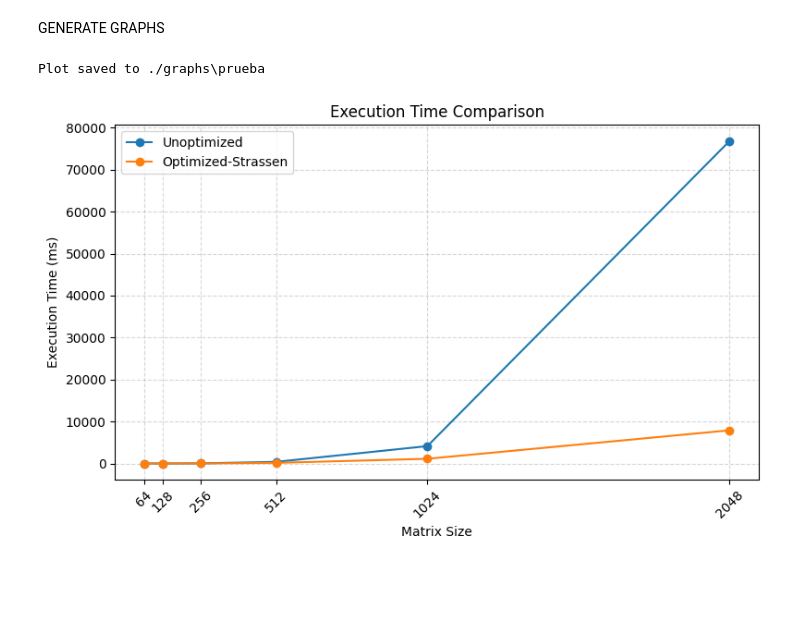
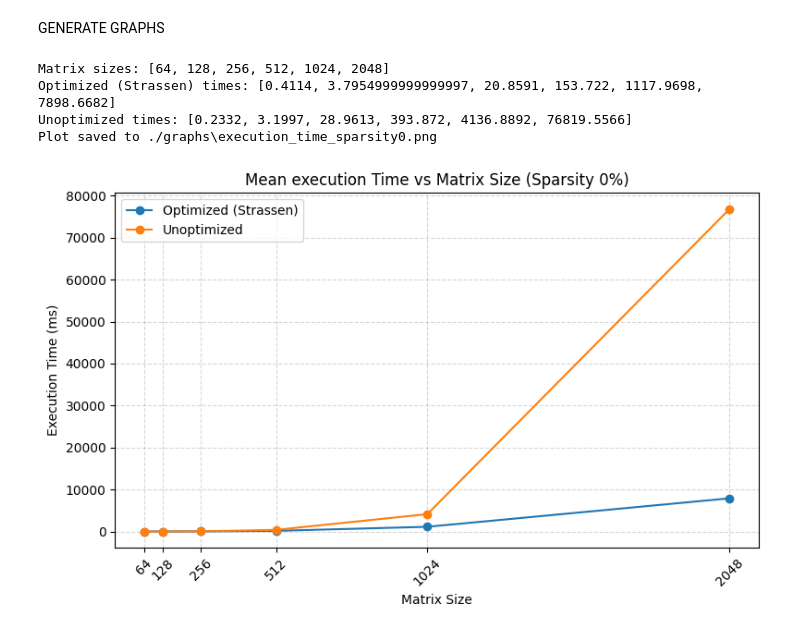
Before and after one commit to KaarloCaballero/Big_data-Task_2, a Jupyter notebook: process_data.ipynb, the cells around one changed output. Saved outputs shown, nothing was run; the diff lists cells and outputs as text; code cells hidden in the pictures; blank space fills up the shorter version.

Commit message:
Graph generation code done

```diff
--- a/process_data.ipynb
+++ b/process_data.ipynb
@@ -154,15 +154,31 @@ sparsity = [0, 50, 75, 90, 95]
-# %%
-x_values = [64, 128, 256, 512, 1024, 2048]
-
-# Each inner list is a line
-y_values = [
-    [0.2332, 3.1997, 28.9613, 393.872, 4136.8892, 76819.5566],  # unoptimized execution time mean
-    [0.4114, 3.7955, 20.8591, 153.722, 1117.9698, 7898.6682]   # optimized-strassen execution time mean
-]
-
-labels = ['Unoptimized', 'Optimized-Strassen']
-
-plot_lines(sizes, y_values, "prueba", labels, 'Execution Time Comparison', 'Matrix Size', 'Execution Time (ms)')
-# %% [output]
-Plot saved to ./graphs\prueba
-[figure, removed]
+# %%
+# Filter for sparsity 0
+df_sparsity0 = agg_df[agg_df['sparse_level_percent'] == 0]
+
+# Sort by matrix size to ensure correct order
+df_sparsity0 = df_sparsity0.sort_values('matrix_size')
+
+# Extract execution times
+optimized_times = df_sparsity0[df_sparsity0['implementation'] == 'optimized-strassen']['execution_time_ms_mean'].tolist()
+unoptimized_times = df_sparsity0[df_sparsity0['implementation'] == 'unoptimized']['execution_time_ms_mean'].tolist()
+
+# Print results
+print("Matrix sizes:", sizes)
+print("Optimized (Strassen) times:", optimized_times)
+print("Unoptimized times:", unoptimized_times)
+
+plot_lines(
+    x=sizes,
+    y=[optimized_times, unoptimized_times],
+    labels=['Optimized (Strassen)', 'Unoptimized'],
+    title='Mean execution Time vs Matrix Size (Sparsity 0%)',
+    xlabel='Matrix Size',
+    ylabel='Execution Time (ms)',
+    file_name='execution_time_sparsity0.png',
+)
+# %% [output]
+Matrix sizes: [64, 128, 256, 512, 1024, 2048]
+Optimized (Strassen) times: [0.4114, 3.7954999999999997, 20.8591, 153.722, 1117.9698, 7898.6682]
+Unoptimized times: [0.2332, 3.1997, 28.9613, 393.872, 4136.8892, 76819.5566]
+Plot saved to ./graphs\execution_time_sparsity0.png
+[figure, added]
```
Also changed, not shown: parts of 42 cells of this notebook, 1 other file.
